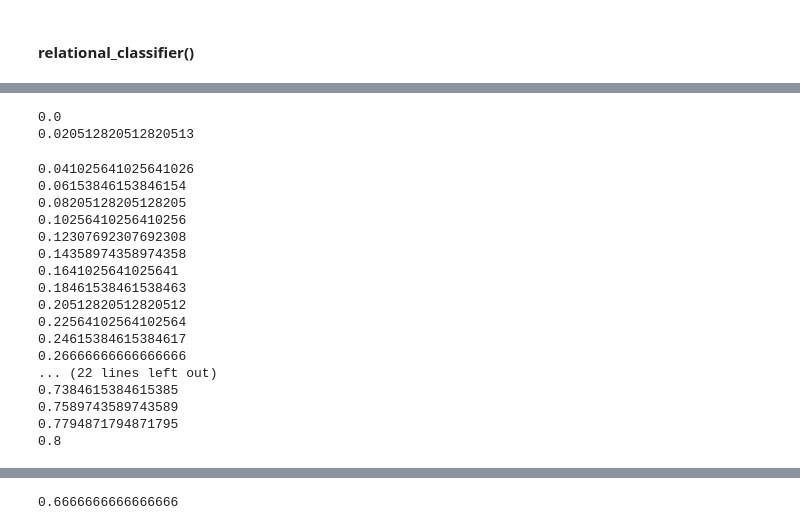
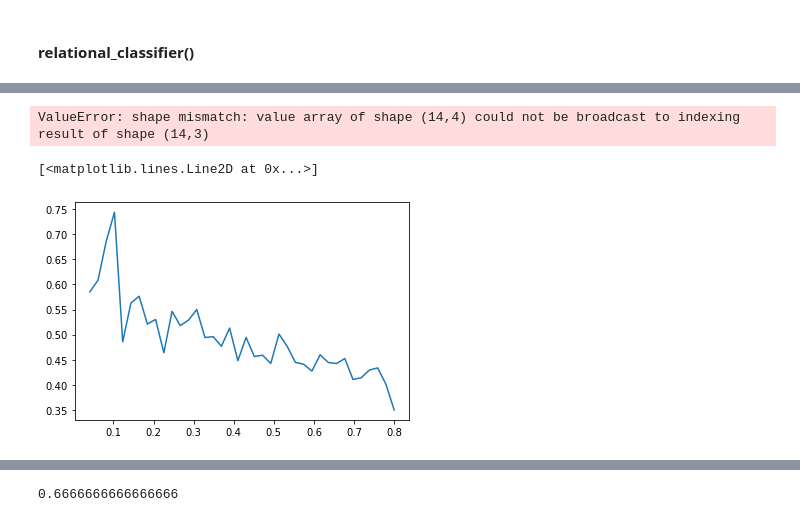
Before and after one commit to raphaelreiss/Network_tour_of_mice_genetics, a Jupyter notebook: Graph_Analysis_Mice_Genetics.ipynb, the cells around one changed output, grey strips where cells are left out. Drawn from its saved outputs; the diff is of its cells as text; code cells hidden in the pictures.

```diff
--- a/Graph_Analysis_Mice_Genetics.ipynb
+++ b/Graph_Analysis_Mice_Genetics.ipynb
@@ -665,17 +685,19 @@ def update_step(G, node, p_update):
 # %%
 from sklearn.metrics import classification_report, accuracy_score
-def relational_classifier(G, y, max_iter=100, prop=0.5):
-    G_cop = G.copy()
-    y_copy = y.copy()
-    y_masked, mask = masking(y, prop)
+def relational_classifier(G, y_masked, max_iter=100):
+    """ classify the set where there is nan values
+
+    Parameters:
+        - G (nx.Graph): a Graph
+        - y (pd.Series): the label to predict
+        - max_iter (int): the number of iteration of the update
+        - prop (float): percentage of test set
+    """
+    G_cop = G
     p_mat = init(y_masked)
     proba_dict = dict(enumerate(p_mat))
     nx.set_node_attributes(G, proba_dict, name='probabilities')
     update(G, p_mat, max_iter=100)
     updated_p_mat = np.concatenate(list(nx.get_node_attributes(G, 'probabilities').values())).reshape(-1, 4)
     y_pred = np.argmax(updated_p_mat, axis=1) + 1
-    #print(classification_report(y[~mask], y_pred[~mask]))
-    acc_score = accuracy_score(y[~mask], y_pred[~mask])
-    return y_pred, acc_score
-
-_, acc_score = relational_classifier(nx_weighted_graph, y, 100, 0.5)
+    return y_pred
@@ -682,25 +708,19 @@ _, acc_score = relational_classifier(nx_weighted_graph, y, 100, 0.5)
+# %%
+%%time
+
+scores = []
+for p in np.linspace(0, 0.8, 40):
+    bootstrap = []
+    for i in range(20):
+        y_masked, mask = masking(y, p)
+        y_pred = relational_classifier(nx_weighted_graph, y_masked, 100)
+        acc_score = accuracy_score(y[~mask], y_pred[~mask])
+        bootstrap.append(acc_score)
+    scores.append(np.mean(bootstrap))
+# %% [output]
+ValueError: shape mismatch: value array of shape (14,4) could not be broadcast to indexing result of shape (14,3)
 # %%
-scores = []
-for p in np.linspace(0, 0.8, 40):
-    _, acc_score = relational_classifier(nx_weighted_graph, y, 100, p)
-    scores.append(acc_score)
+plt.plot(np.linspace(0, 0.8, 40), scores)
 # %% [output]
-0.0
-0.020512820512820513
+[<matplotlib.lines.Line2D at 0x...>]
-0.041025641025641026
-0.06153846153846154
-0.08205128205128205
-0.10256410256410256
-0.12307692307692308
-0.14358974358974358
-0.1641025641025641
-0.18461538461538463
-0.20512820512820512
-0.22564102564102564
-0.24615384615384617
-0.26666666666666666
-... (22 lines left out)
-0.7384615384615385
-0.7589743589743589
-0.7794871794871795
-0.8
+[figure, added]
```
Also changed, not shown: parts of 11 cells of this notebook.
